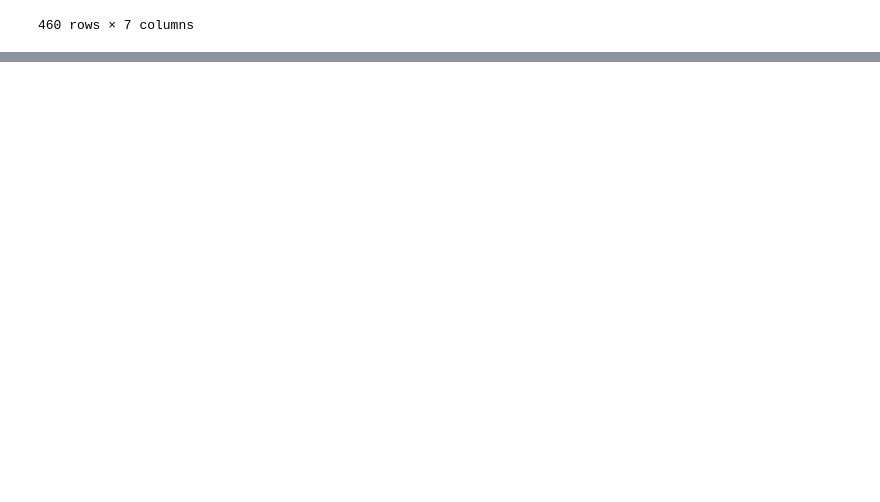
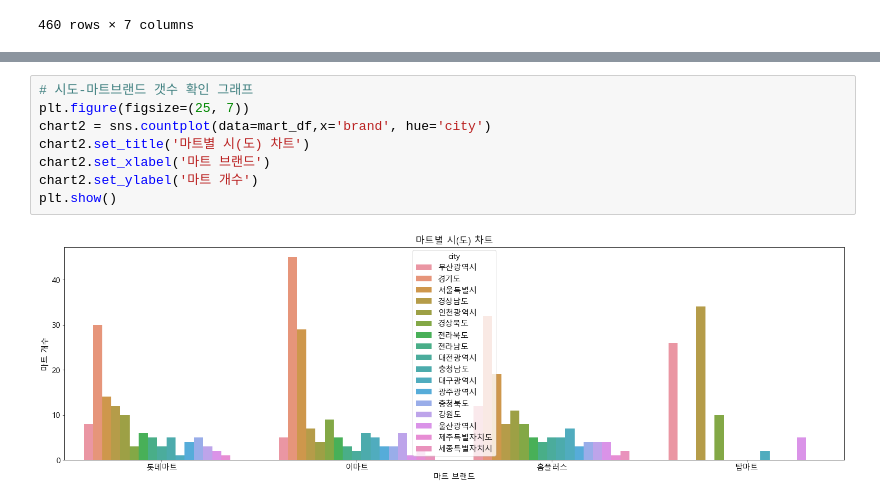
Before and after one commit to sohee0/4Mart, a Jupyter notebook: Emart/data_chart_copy.ipynb, the cells around one changed output, grey strips where cells are left out. Saved outputs shown, nothing was run; the diff lists cells and outputs as text; blank space fills up the shorter version.

```diff
--- a/Emart/data_chart_copy.ipynb
+++ b/Emart/data_chart_copy.ipynb
@@ -100 +122,11 @@ sns.countplot(data=mart_df,x='Latitude', hue='brand')
+# %%
+# 시도-마트브랜드 갯수 확인 그래프
+plt.figure(figsize=(25, 7))
+chart2 = sns.countplot(data=mart_df,x='brand', hue='city')
+chart2.set_title('마트별 시(도) 차트')
+chart2.set_xlabel('마트 브랜드')
+chart2.set_ylabel('마트 개수')
+plt.show()
+# %% [output]
+[figure, added]
 # %%
```
Also changed, not shown: parts of 14 cells of this notebook.
